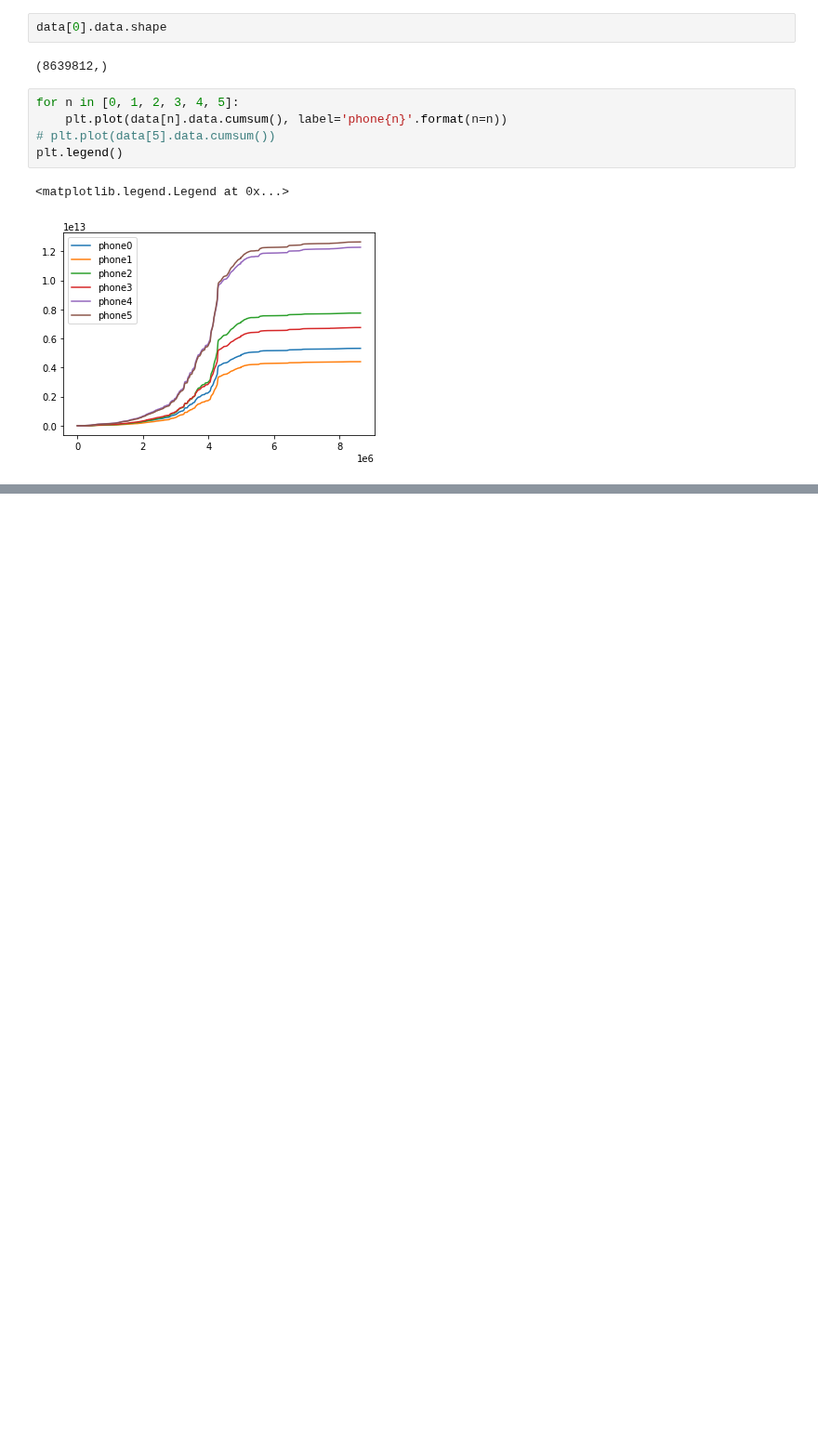
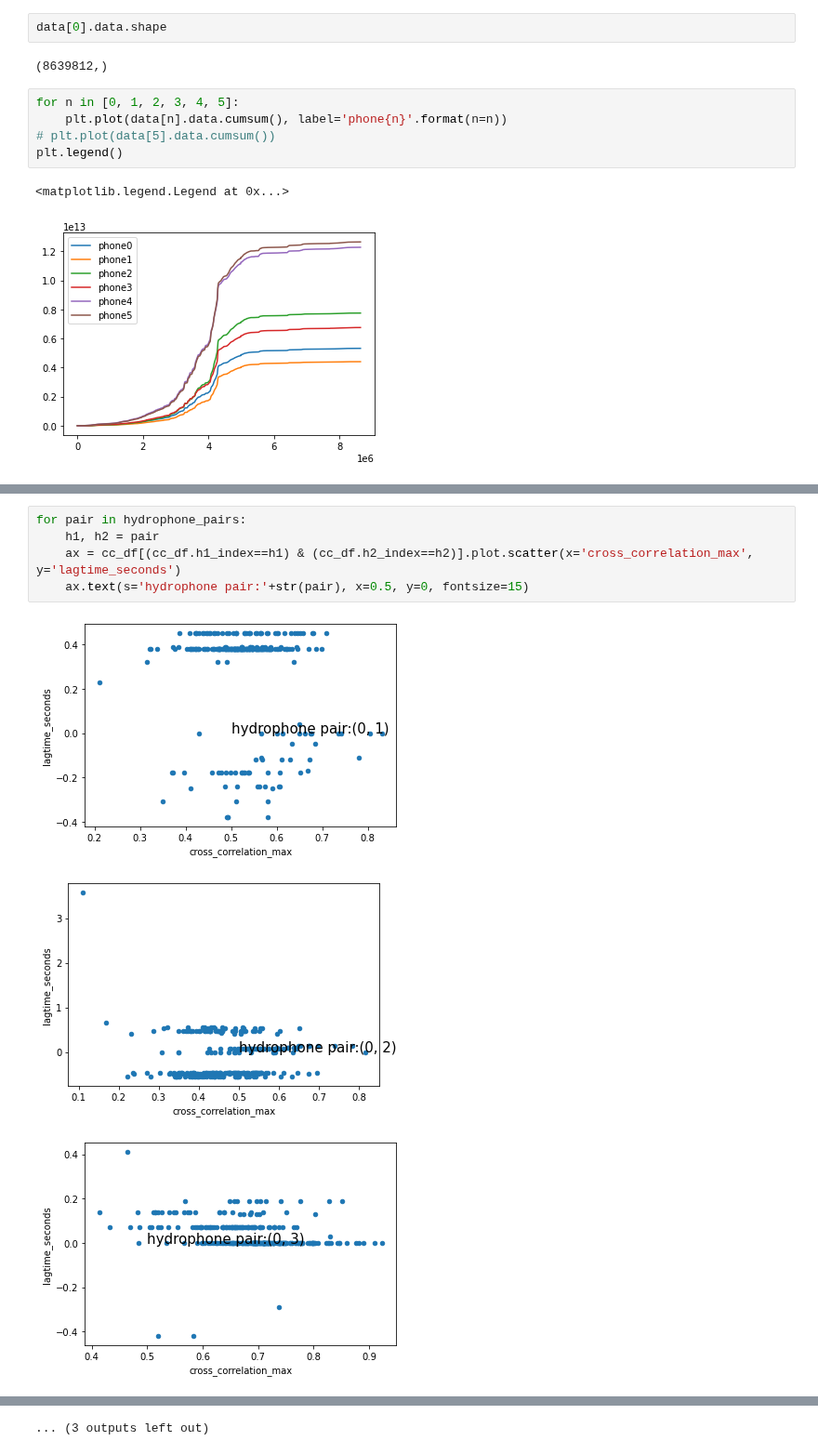
Before and after one commit to SerpRateAI/boreholeAcoustics, a Jupyter notebook: cross-correlate-envelopes.ipynb, the cells around one changed output, grey strips where cells are left out. Shown at 93% size. Cells and saved outputs as stored; diff of their text form; blank space fills up the shorter version.

```diff
--- a/cross-correlate-envelopes.ipynb
+++ b/cross-correlate-envelopes.ipynb
@@ -98,0 +173,9 @@ plt.legend()
+# %%
+for pair in hydrophone_pairs:
+    h1, h2 = pair
+    ax = cc_df[(cc_df.h1_index==h1) & (cc_df.h2_index==h2)].plot.scatter(x='cross_correlation_max', y='lagtime_seconds')
+    ax.text(s='hydrophone pair:'+str(pair), x=0.5, y=0, fontsize=15)
+# %% [output]
+[figure, added]
+[figure, added]
+[figure, added]
@@ -98,0 +191 @@ plt.legend()
+... (3 outputs left out)
```
Also changed, not shown: parts of 10 cells of this notebook, 3 other files.
